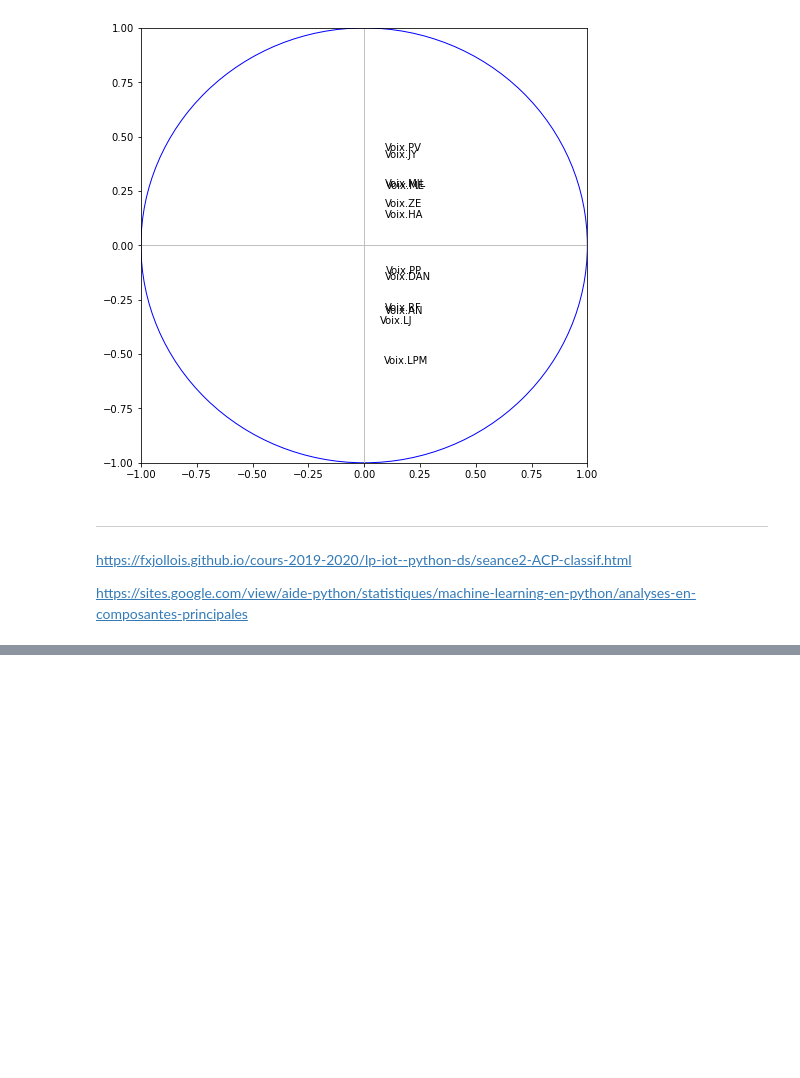
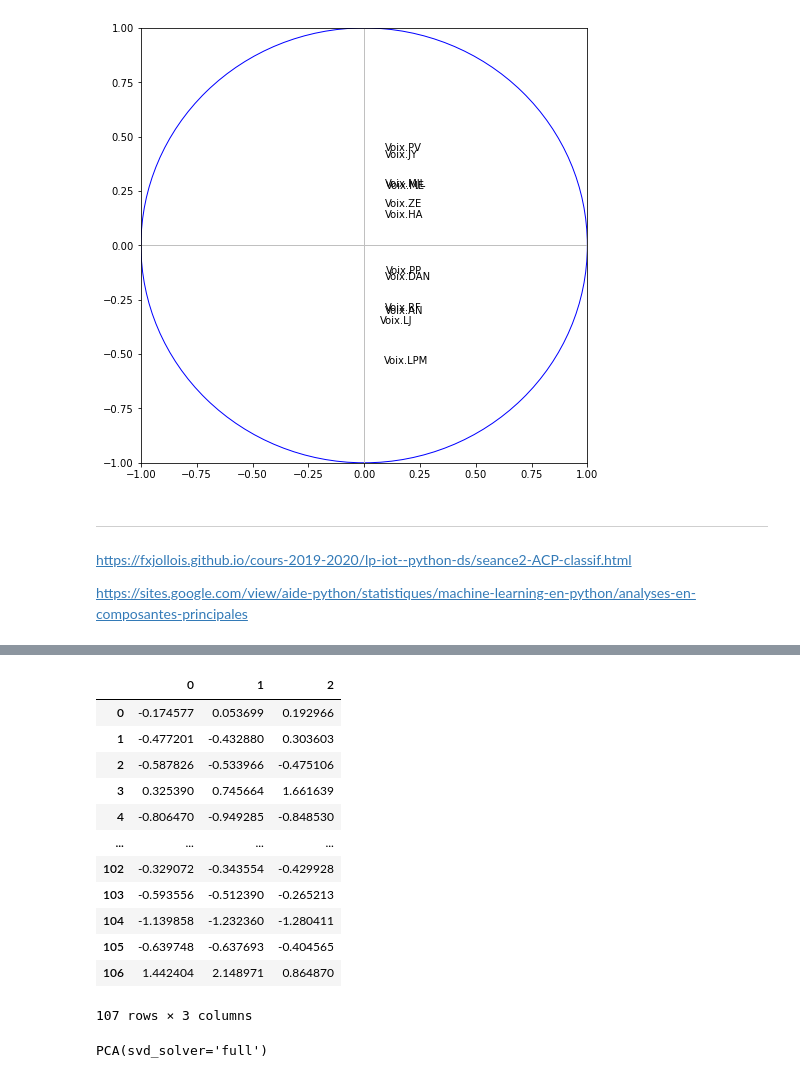
Before and after one commit to BaderEK/AnalyseDeDonnees, a Jupyter notebook: Groupe 2/Groupe 2/rendu.ipynb, the cells around one changed output, grey strips where cells are left out. Drawn from its saved outputs; the diff is of its cells as text; code cells hidden in the pictures; blank space fills up the shorter version.

```diff
--- a/Groupe 2/Groupe 2/rendu.ipynb
+++ b/Groupe 2/Groupe 2/rendu.ipynb
@@ -811,0 +851,25 @@ https://sites.google.com/view/aide-python/statistiques/machine-learning-en-pytho
+# %%
+sc = StandardScaler()
+
+Z = sc.fit_transform(fusion)
+Z = pd.DataFrame(Z)
+Z
+# %% [output]
+|  | 0 | 1 | 2 |
+| 0 | -0.174577 | 0.053699 | 0.192966 |
+| 1 | -0.477201 | -0.432880 | 0.303603 |
+| 2 | -0.587826 | -0.533966 | -0.475106 |
+| 3 | 0.325390 | 0.745664 | 1.661639 |
+| 4 | -0.806470 | -0.949285 | -0.848530 |
+| ... | ... | ... | ... |
+| 102 | -0.329072 | -0.343554 | -0.429928 |
+| 103 | -0.593556 | -0.512390 | -0.265213 |
+| 104 | -1.139858 | -1.232360 | -1.280411 |
+| 105 | -0.639748 | -0.637693 | -0.404565 |
+| 106 | 1.442404 | 2.148971 | 0.864870 |
+107 rows × 3 columns
+# %%
+acp = PCA(svd_solver='full')
+print(acp)
+# %% [output]
+PCA(svd_solver='full')
```
Also changed, not shown: parts of 3 cells of this notebook.
